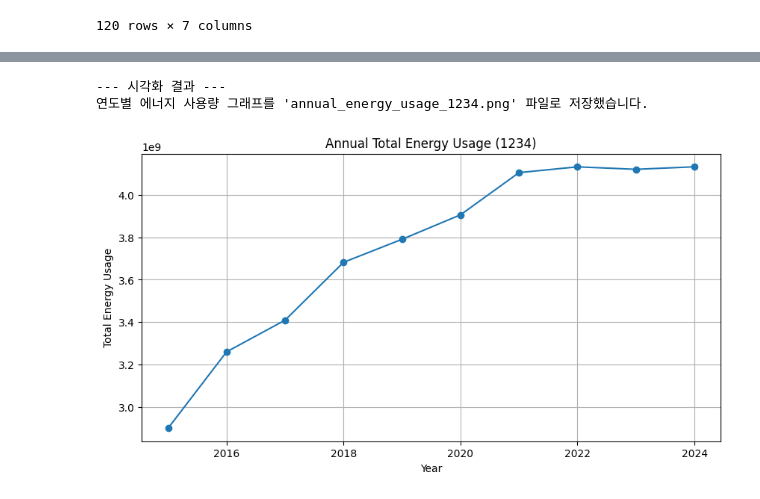
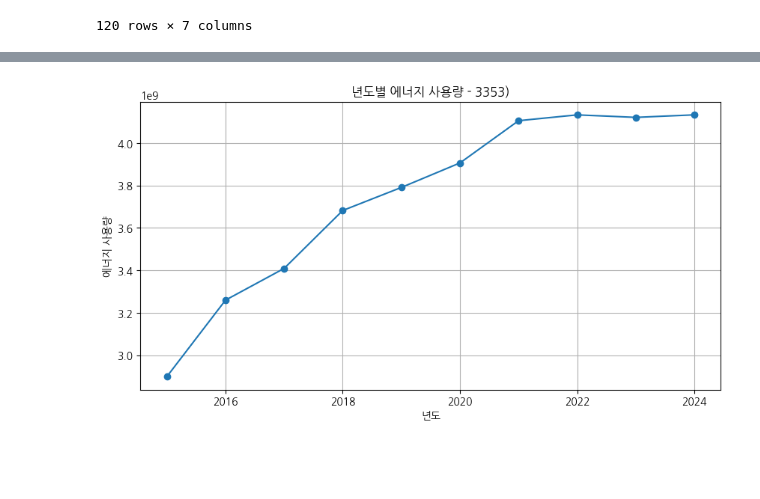
Before and after one commit to BlackSiru/Data-Analysis-with-Open-Source, a Jupyter notebook: 오픈소스_데이터_분석_4강.ipynb, the cells around one changed output, grey strips where cells are left out. Drawn from its saved outputs; the diff is of its cells as text; code cells hidden in the pictures; blank space fills up the shorter version.

```diff
--- a/오픈소스_데이터_분석_4강.ipynb
+++ b/오픈소스_데이터_분석_4강.ipynb
@@ -405,36 +432,31 @@ df
+# %%
+import matplotlib.pyplot as plt
+
+# 폰트 설정 (NanumBarunGothic 대신 NanumGothic 사용)
+plt.rc('font', family='NanumGothic')
+plt.rcParams['axes.unicode_minus'] = False # 숫자 부호 깨짐 방지
 # %%
-# 시각화 라이브러리 임포트
+## 시각화 라이브러리 임포트
 import matplotlib.pyplot as plt
+import numpy as np
 
-# 1. 계산을 위해, 각 에너지 사용량 컬럼을 숫자 타입으로 바꿉니다.
-#    (숫자로 바꿀 수 없는 값은 0으로 처리합니다.)
-df['EUS'] = pd.to_numeric(df['EUS'], errors='coerce').fillna(0)
-df['GUS'] = pd.to_numeric(df['GUS'], errors='coerce').fillna(0)
-df['WUS'] = pd.to_numeric(df['WUS'], errors='coerce').fillna(0)
-df['HUS'] = pd.to_numeric(df['HUS'], errors='coerce').fillna(0)
-
-# 2. 'total' 컬럼을 만들어 총 사용량을 계산합니다.
+## 총 사용량 계산
 df['total'] = df['EUS'] + df['GUS'] + df['WUS'] + df['HUS']
 
-# 3. 연도(year)별로 총 사용량(total)의 합계를 구합니다.
+## 연도별 사용량 합
 yearly_total_usage = df.groupby('year')['total'].sum()
 
-# 4. 선 그래프를 그립니다.
+# 선 그래프 그리기
 plt.figure(figsize=(10, 5))
 plt.plot(yearly_total_usage.index, yearly_total_usage.values, marker='o')
 
-# 5. 그래프 제목과 축 이름을 정합니다.
-# TODO: '1234'를 본인의 학번 뒤 4자리로 수정하세요.
-student_id_suffix = '1234'
-plt.title(f'Annual Total Energy Usage ({student_id_suffix})') # 제목을 영문으로 변경
-plt.xlabel('Year') # x축 이름을 영문으로 변경
-plt.ylabel('Total Energy Usage') # y축 이름을 영문으로 변경
+## 그래프 제목과 축 이름 정하기
+plt.title(f'년도별 에너지 사용량 - 3353)') # 제목을 영문으로 변경
+plt.xlabel('년도') # x축 이름을 영문으로 변경
+plt.ylabel('에너지 사용량') # y축 이름을 영문으로 변경
 plt.grid(True)
 
-# 6. 그래프를 이미지 파일로 저장합니다.
-file_name = f'annual_energy_usage_{student_id_suffix}.png'
+# 그래프 저장
+file_name = f'년도별 에너지 사용량 - 3353.png'
 plt.savefig(file_name)
-
-print(f"\n--- 시각화 결과 ---")
-print(f"연도별 에너지 사용량 그래프를 '{file_name}' 파일로 저장했습니다.")
 # %% [output]
@@ -458,3 +463 @@ WARNING:matplotlib.font_manager:findfont: Font family 'Malgun Gothic' not found.
---- 시각화 결과 ---
-연도별 에너지 사용량 그래프를 'annual_energy_usage_1234.png' 파일로 저장했습니다.
-[figure, old version]
+[figure, new version]
```
Also changed, not shown: parts of 3 cells of this notebook.
